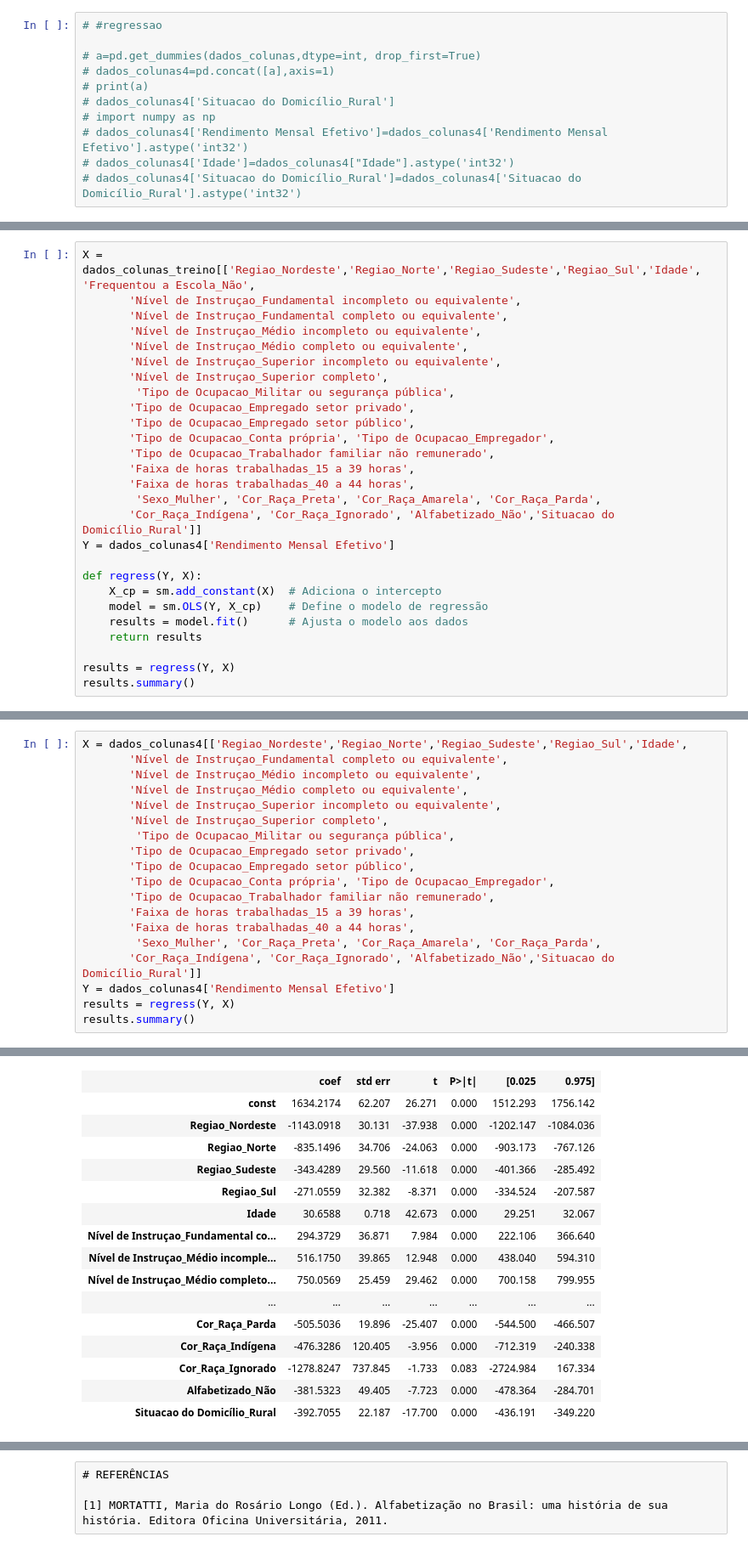
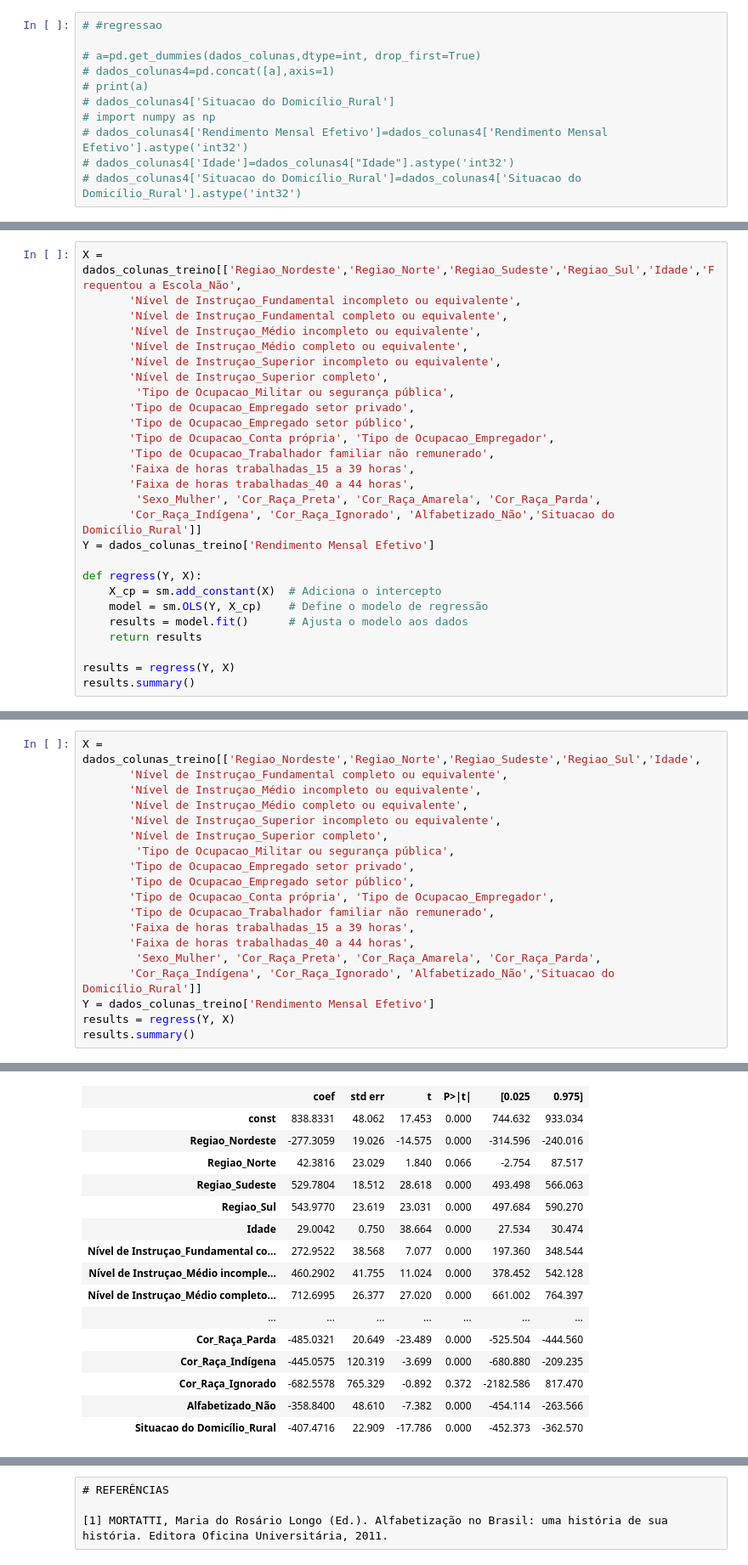
Before and after one commit to Dnimf/cdadosp3, a Jupyter notebook: Projeto_3 (2).ipynb, the cells around one changed output, grey strips where cells are left out. Shown at 85% size. Drawn from its saved outputs; the diff is of its cells as text.

```diff
--- a/Projeto_3 (2).ipynb
+++ b/Projeto_3 (2).ipynb
@@ -615,5 +601,5 @@ Sexo_Mulher
 # %%
-X = dados_colunas_treino[['Regiao_Nordeste','Regiao_Norte','Regiao_Sudeste','Regiao_Sul','Idade',       'Frequentou a Escola_Não',
+X = dados_colunas_treino[['Regiao_Nordeste','Regiao_Norte','Regiao_Sudeste','Regiao_Sul','Idade','Frequentou a Escola_Não',
        'Nível de Instruçao_Fundamental incompleto ou equivalente',
        'Nível de Instruçao_Fundamental completo ou equivalente',
        'Nível de Instruçao_Médio incompleto ou equivalente',
@@ -629,7 +615,7 @@ X = dados_colunas_treino[['Regiao_Nordeste','Regiao_Norte','Regiao_Sudeste','Reg
        'Faixa de horas trabalhadas_40 a 44 horas',
         'Sexo_Mulher', 'Cor_Raça_Preta', 'Cor_Raça_Amarela', 'Cor_Raça_Parda',
        'Cor_Raça_Indígena', 'Cor_Raça_Ignorado', 'Alfabetizado_Não','Situacao do Domicílio_Rural']]
-Y = dados_colunas4['Rendimento Mensal Efetivo']
+Y = dados_colunas_treino['Rendimento Mensal Efetivo']
 
 def regress(Y, X):
     X_cp = sm.add_constant(X)  # Adiciona o intercepto
@@ -697,7 +716,7 @@ Notes:
 [2] The smallest eigenvalue is 3.34e-24. This might indicate that there are
 strong multicollinearity problems or that the design matrix is singular.
 # %%
-X = dados_colunas4[['Regiao_Nordeste','Regiao_Norte','Regiao_Sudeste','Regiao_Sul','Idade',
+X = dados_colunas_treino[['Regiao_Nordeste','Regiao_Norte','Regiao_Sudeste','Regiao_Sul','Idade',
        'Nível de Instruçao_Fundamental completo ou equivalente',
        'Nível de Instruçao_Médio incompleto ou equivalente',
        'Nível de Instruçao_Médio completo ou equivalente',
@@ -712,7 +731,7 @@ X = dados_colunas4[['Regiao_Nordeste','Regiao_Norte','Regiao_Sudeste','Regiao_Su
        'Faixa de horas trabalhadas_40 a 44 horas',
         'Sexo_Mulher', 'Cor_Raça_Preta', 'Cor_Raça_Amarela', 'Cor_Raça_Parda',
        'Cor_Raça_Indígena', 'Cor_Raça_Ignorado', 'Alfabetizado_Não','Situacao do Domicílio_Rural']]
-Y = dados_colunas4['Rendimento Mensal Efetivo']
+Y = dados_colunas_treino['Rendimento Mensal Efetivo']
 results = regress(Y, X)
 results.summary()
 # %% [output]
@@ -728,17 +747,17 @@ OLS Regression Results
 | Covariance Type: | nonrobust |  |  |
 |  | coef | std err | t | P>|t| | [0.025 | 0.975] |
-| const | 1634.2174 | 62.207 | 26.271 | 0.000 | 1512.293 | 1756.142 |
-| Regiao_Nordeste | -1143.0918 | 30.131 | -37.938 | 0.000 | -1202.147 | -1084.036 |
-| Regiao_Norte | -835.1496 | 34.706 | -24.063 | 0.000 | -903.173 | -767.126 |
-| Regiao_Sudeste | -343.4289 | 29.560 | -11.618 | 0.000 | -401.366 | -285.492 |
-| Regiao_Sul | -271.0559 | 32.382 | -8.371 | 0.000 | -334.524 | -207.587 |
-| Idade | 30.6588 | 0.718 | 42.673 | 0.000 | 29.251 | 32.067 |
-| Nível de Instruçao_Fundamental co... | 294.3729 | 36.871 | 7.984 | 0.000 | 222.106 | 366.640 |
-| Nível de Instruçao_Médio incomple... | 516.1750 | 39.865 | 12.948 | 0.000 | 438.040 | 594.310 |
-| Nível de Instruçao_Médio completo... | 750.0569 | 25.459 | 29.462 | 0.000 | 700.158 | 799.955 |
+| const | 838.8331 | 48.062 | 17.453 | 0.000 | 744.632 | 933.034 |
+| Regiao_Nordeste | -277.3059 | 19.026 | -14.575 | 0.000 | -314.596 | -240.016 |
+| Regiao_Norte | 42.3816 | 23.029 | 1.840 | 0.066 | -2.754 | 87.517 |
+| Regiao_Sudeste | 529.7804 | 18.512 | 28.618 | 0.000 | 493.498 | 566.063 |
+| Regiao_Sul | 543.9770 | 23.619 | 23.031 | 0.000 | 497.684 | 590.270 |
+| Idade | 29.0042 | 0.750 | 38.664 | 0.000 | 27.534 | 30.474 |
+| Nível de Instruçao_Fundamental co... | 272.9522 | 38.568 | 7.077 | 0.000 | 197.360 | 348.544 |
+| Nível de Instruçao_Médio incomple... | 460.2902 | 41.755 | 11.024 | 0.000 | 378.452 | 542.128 |
+| Nível de Instruçao_Médio completo... | 712.6995 | 26.377 | 27.020 | 0.000 | 661.002 | 764.397 |
 | ... | ... | ... | ... | ... | ... | ... |
-| Cor_Raça_Parda | -505.5036 | 19.896 | -25.407 | 0.000 | -544.500 | -466.507 |
-| Cor_Raça_Indígena | -476.3286 | 120.405 | -3.956 | 0.000 | -712.319 | -240.338 |
-| Cor_Raça_Ignorado | -1278.8247 | 737.845 | -1.733 | 0.083 | -2724.984 | 167.334 |
-| Alfabetizado_Não | -381.5323 | 49.405 | -7.723 | 0.000 | -478.364 | -284.701 |
-| Situacao do Domicílio_Rural | -392.7055 | 22.187 | -17.700 | 0.000 | -436.191 | -349.220 |
+| Cor_Raça_Parda | -485.0321 | 20.649 | -23.489 | 0.000 | -525.504 | -444.560 |
+| Cor_Raça_Indígena | -445.0575 | 120.319 | -3.699 | 0.000 | -680.880 | -209.235 |
+| Cor_Raça_Ignorado | -682.5578 | 765.329 | -0.892 | 0.372 | -2182.586 | 817.470 |
+| Alfabetizado_Não | -358.8400 | 48.610 | -7.382 | 0.000 | -454.114 | -263.566 |
+| Situacao do Domicílio_Rural | -407.4716 | 22.909 | -17.786 | 0.000 | -452.373 | -362.570 |
```
Also changed, not shown: parts of 18 cells of this notebook.
